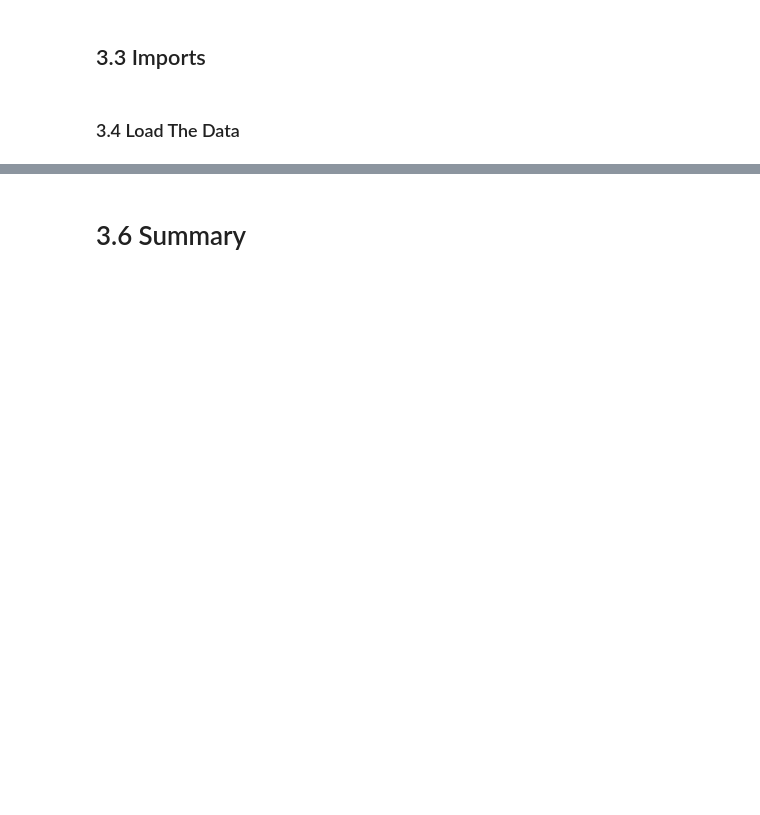
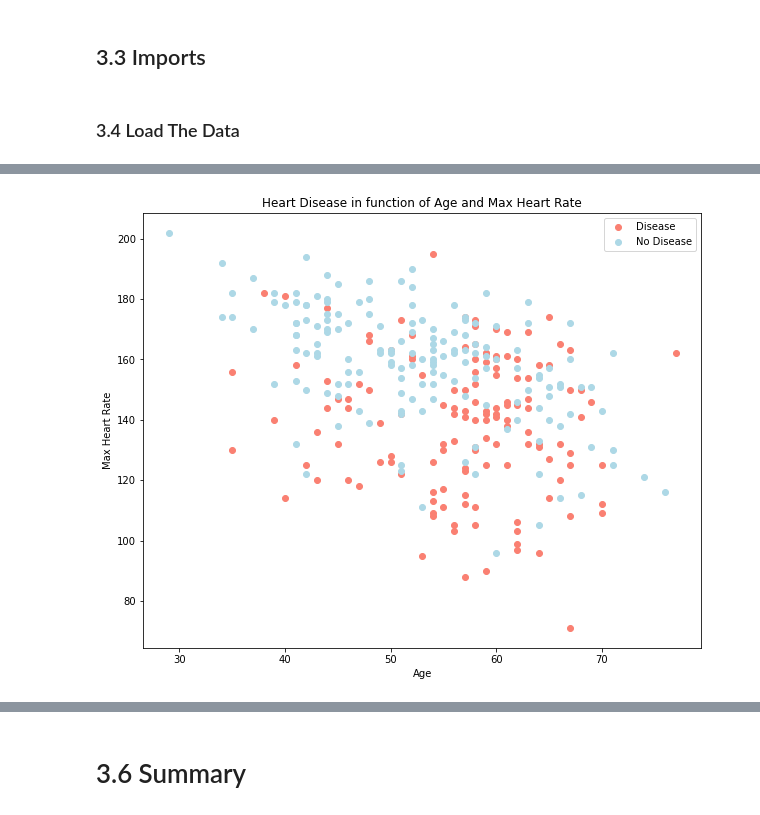
Before and after one commit to aquinojoeanson/Capstone-Project-2, a Jupyter notebook: Notebook/Capstone_Project_3_Exploratory_Data_Analysis.ipynb, the cells around one changed output, grey strips where cells are left out. Cells and saved outputs as stored; diff of their text form; code cells hidden in the pictures; blank space fills up the shorter version.

```diff
--- a/Notebook/Capstone_Project_3_Exploratory_Data_Analysis.ipynb
+++ b/Notebook/Capstone_Project_3_Exploratory_Data_Analysis.ipynb
@@ -204,0 +434,21 @@ chest_pain.plot(kind='bar', stacked=True, color=['black','orange'], grid=False)
+# %%
+# Create another figure
+plt.figure(figsize=(10, 8))
+
+# Scatter with postivie examples
+plt.scatter(df.age[df.num==1],
+            df.thalach[df.num==1],
+            c="salmon")
+
+# Scatter with negative examples
+plt.scatter(df.age[df.num==0],
+            df.thalach[df.num==0],
+            c="lightblue")
+
+# Add some helpful info
+plt.title("Heart Disease in function of Age and Max Heart Rate")
+plt.xlabel("Age")
+plt.ylabel("Max Heart Rate")
+plt.legend(["Disease", "No Disease"]);
+# %% [output]
+[figure, added]
```
Also changed, not shown: parts of 74 cells of this notebook.
